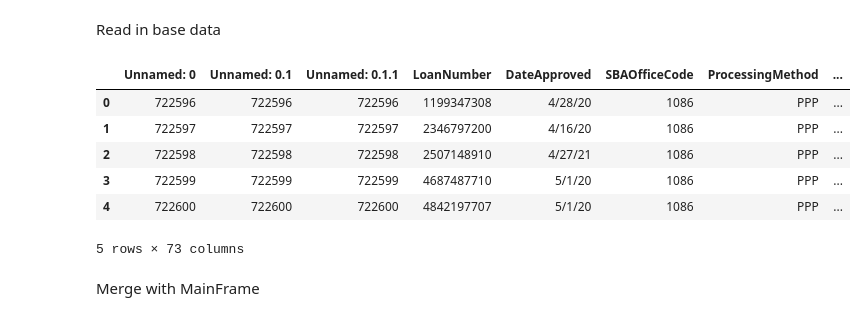
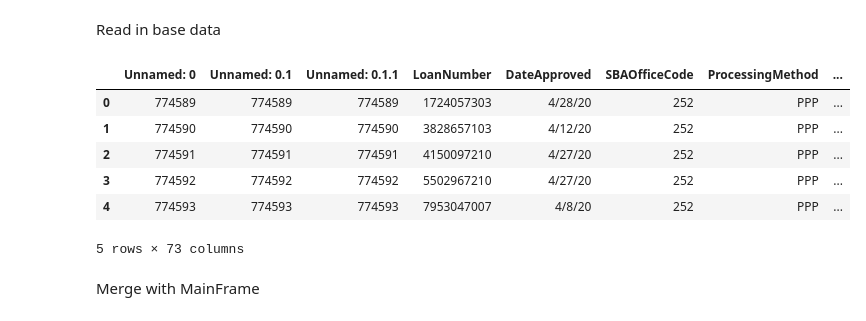
Before and after one commit to cspence001/mapdata_fips_aggregation, a Jupyter notebook: selenium_fips/selenium_census_script_fipscheck_PR.ipynb, the cells around one changed output. Drawn from its saved outputs; the diff is of its cells as text; code cells hidden in the pictures.

```diff
--- a/selenium_fips/selenium_census_script_fipscheck_PR.ipynb
+++ b/selenium_fips/selenium_census_script_fipscheck_PR.ipynb
@@ -239,21 +242,21 @@ fips_fill_parsed
 Read in base data
 # %%
 #if from geocode file
-fips_check = pd.read_csv("../../data/state_data/geo/geocoded/geo_or.csv")
+fips_check = pd.read_csv("../../data/state_data/geo/geocoded/geo_pr.csv")
 #fips_check = fips_check.drop(["Unnamed: 0.1", "Unnamed: 0.1.1"], axis =1)
 fips_check.head()
 
 #if from FIPS file
-#fips_check = pd.read_csv("../../data/state_data/geo/geo_fips/OR_fips_scraped.csv")
+#fips_check = pd.read_csv("../../data/state_data/geo/geo_fips/PR_fips_scraped.csv")
 #fips_check = fips_check.drop(["Unnamed: 0.1", "Unnamed: 0.1.1", "Unnamed: 0"], axis =1)
 #fips_check.head() #22826
 # %% [output]
 |  | Unnamed: 0 | Unnamed: 0.1 | Unnamed: 0.1.1 | LoanNumber | DateApproved | SBAOfficeCode | ProcessingMethod | ... |
-| 0 | 722596 | 722596 | 722596 | 1199347308 | 4/28/20 | 1086 | PPP | ... |
-| 1 | 722597 | 722597 | 722597 | 2346797200 | 4/16/20 | 1086 | PPP | ... |
-| 2 | 722598 | 722598 | 722598 | 2507148910 | 4/27/21 | 1086 | PPP | ... |
-| 3 | 722599 | 722599 | 722599 | 4687487710 | 5/1/20 | 1086 | PPP | ... |
-| 4 | 722600 | 722600 | 722600 | 4842197707 | 5/1/20 | 1086 | PPP | ... |
+| 0 | 774589 | 774589 | 774589 | 1724057303 | 4/28/20 | 252 | PPP | ... |
+| 1 | 774590 | 774590 | 774590 | 3828657103 | 4/12/20 | 252 | PPP | ... |
+| 2 | 774591 | 774591 | 774591 | 4150097210 | 4/27/20 | 252 | PPP | ... |
+| 3 | 774592 | 774592 | 774592 | 5502967210 | 4/27/20 | 252 | PPP | ... |
+| 4 | 774593 | 774593 | 774593 | 7953047007 | 4/8/20 | 252 | PPP | ... |
 5 rows × 73 columns
 # %% [markdown]
 Merge with MainFrame
```
Also changed, not shown: parts of 19 cells of this notebook.
